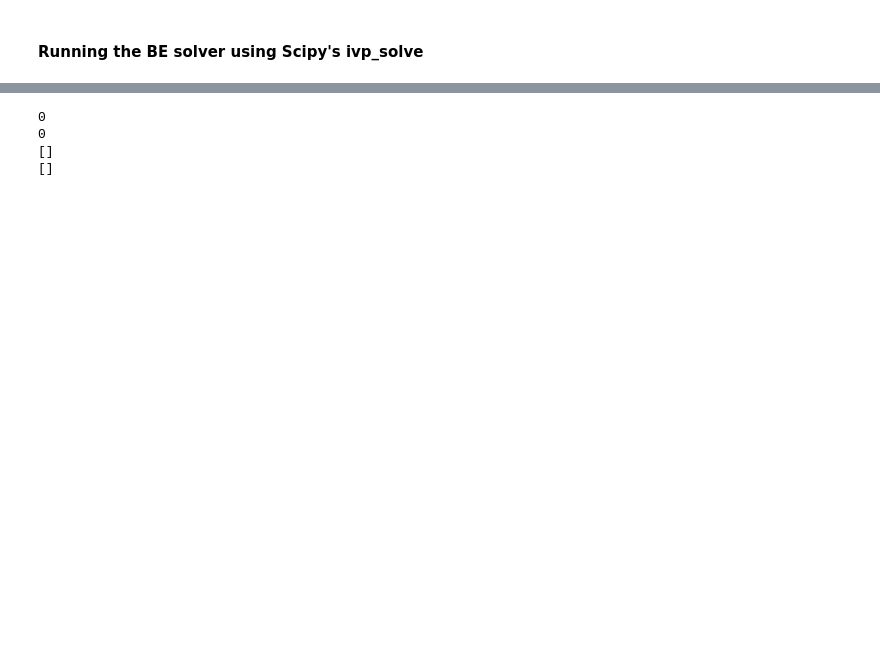
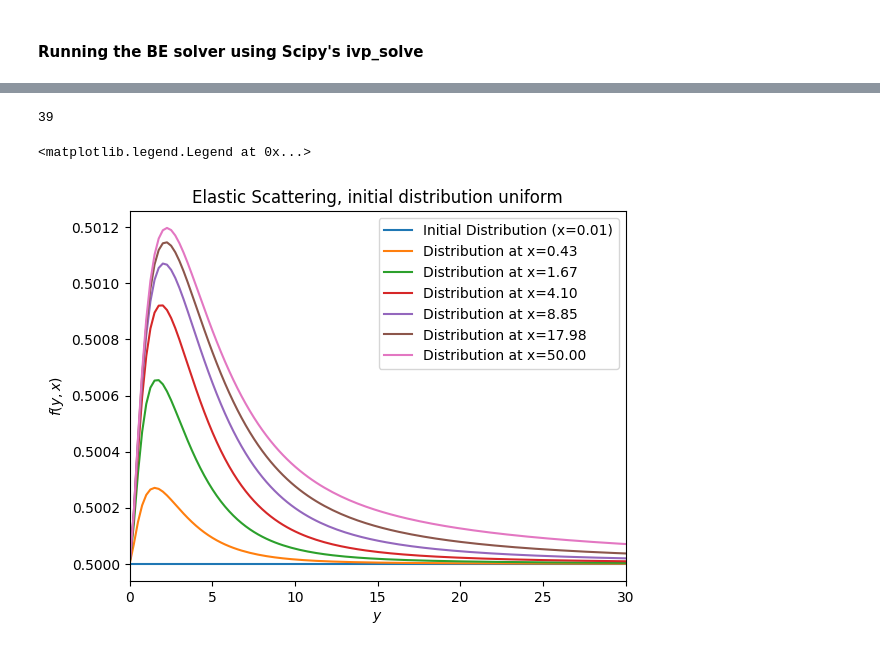
Before and after one commit to TobiasWasheim/master_thesis, a Jupyter notebook: results.ipynb, the cells around one changed output, grey strips where cells are left out. Drawn from its saved outputs; the diff is of its cells as text; code cells hidden in the pictures; blank space fills up the shorter version.

```diff
--- a/results.ipynb
+++ b/results.ipynb
@@ -122,11 +112,53 @@ Text(0, 0.5, 'f(y,x)')
 # %%
-print(len(n_dot))
-print(len(E_dot))
+def random_distribution(y,x):
+    return 0.5
 
-print(n_dot)
-print(E_dot)
+x_span = (0.01,50)
+y_span = (0.01,100)
+y_steps = 400
+sol = solver.BE_solver(x_span,y_span,y_steps,1,collisions="scattering",initial_condition=random_distribution)
+print(len(sol[0]))
 # %% [output]
-0
-0
-[]
-[]
+39
+# %%
+xs = sol[0]
+fs = sol[1]
+ys = sol[2]
+
+# get distribution function values at different times
+f_0 = [fs[k][0] for k in range(len(ys))]
+f_1 = [fs[k][10] for k in range(len(ys))]
+f_2 = [fs[k][15] for k in range(len(ys))]
+f_3 = [fs[k][20] for k in range(len(ys))]
+f_4 = [fs[k][25] for k in range(len(ys))]
+f_5 = [fs[k][30] for k in range(len(ys))]
+f_6 = [fs[k][-1] for k in range(len(ys))]
+
+# compute the y-values for the plots
+x = ys
+y_0 = [yi * yi * f_0[i] for i,yi in enumerate(ys)]
+y_1 = [yi * yi * f_1[i] for i,yi in enumerate(ys)]
+y_2 = [yi * yi * f_2[i] for i,yi in enumerate(ys)]
+y_3 = [yi * yi * f_3[i] for i,yi in enumerate(ys)]
+y_4 = [yi * yi * f_4[i] for i,yi in enumerate(ys)]
+y_5 = [yi * yi * f_5[i] for i,yi in enumerate(ys)]
+y_6 = [yi * yi * f_6[i] for i,yi in enumerate(ys)]
+# %%
+plt.plot(x,f_0,label=f"Initial Distribution (x={xs[0]:.02f})")
+plt.plot(x,f_1,label=f"Distribution at x={xs[10]:.02f}")
+plt.plot(x,f_2,label=f"Distribution at x={xs[15]:.02f}")
+plt.plot(x,f_3,label=f"Distribution at x={xs[20]:.02f}")
+plt.plot(x,f_4,label=f"Distribution at x={xs[25]:.02f}")
+plt.plot(x,f_5,label=f"Distribution at x={xs[30]:.02f}")
+plt.plot(x,f_6,label=f"Distribution at x={xs[-1]:.02f}")
+
+# plt.plot(x,MB_distribution(x,0),label = "MB distribution")
+
+plt.xlim(0,30)
+plt.xlabel(r"$y$")
+plt.ylabel(r"$f(y,x)$")
+plt.title("Elastic Scattering, initial distribution uniform")
+plt.legend()
+# %% [output]
+<matplotlib.legend.Legend at 0x...>
+[figure, added]
```
Also changed, not shown: parts of 5 cells of this notebook, 2 other files.
